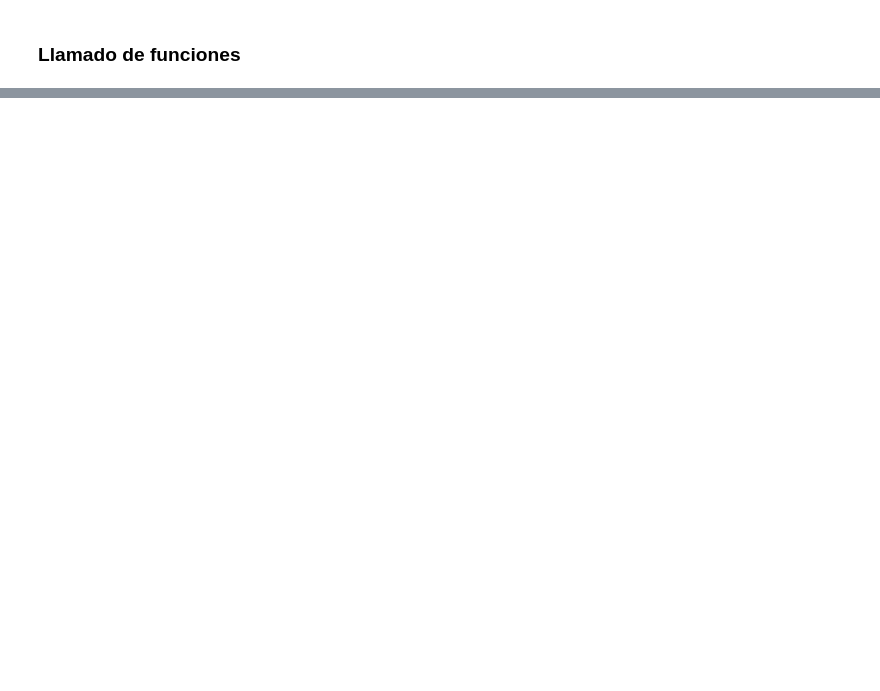
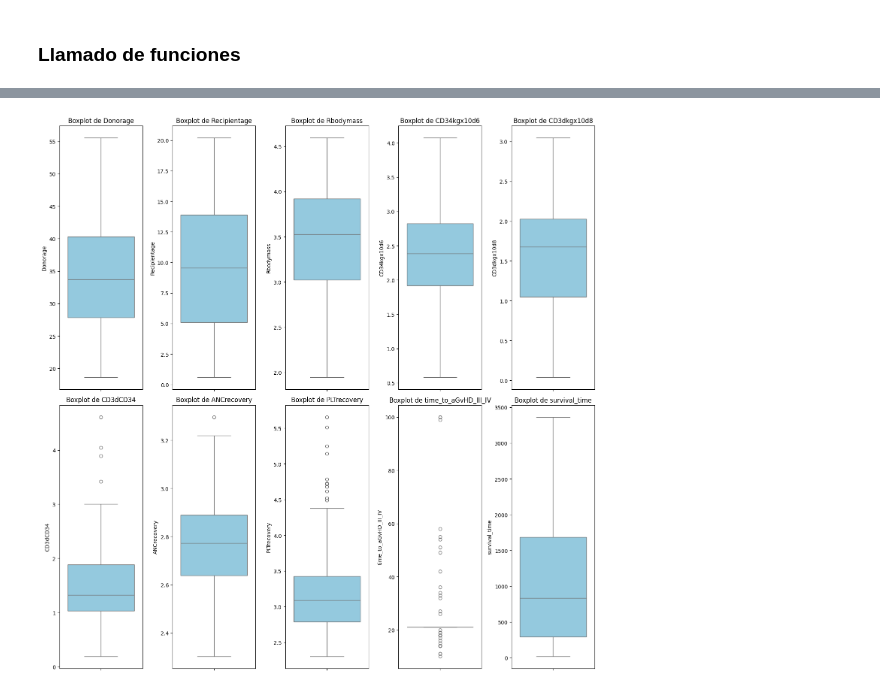
Before and after one commit to f3270/MLOps_team6, a Jupyter notebook: notebooks/Fase_1_Refactored_v1.ipynb, the cells around one changed output, grey strips where cells are left out. Cells and saved outputs as stored; diff of their text form; code cells hidden in the pictures; blank space fills up the shorter version.

```diff
--- a/notebooks/Fase_1_Refactored_v1.ipynb
+++ b/notebooks/Fase_1_Refactored_v1.ipynb
@@ -232,0 +478,7 @@ mostrar_correlacion(bmtch_df_clean, correlacion_columnas, 'survival_time')
+# %%
+selected_columns = ['Donorage', 'Recipientage', 'Rbodymass', 'CD34kgx10d6', 'CD3dkgx10d8',
+                    'CD3dCD34', 'ANCrecovery', 'PLTrecovery', 'time_to_aGvHD_III_IV', 'survival_time']
+
+crear_boxplots(bmtch_df_clean, selected_columns)
+# %% [output]
+[figure, added]
```
Also changed, not shown: parts of 77 cells of this notebook.
